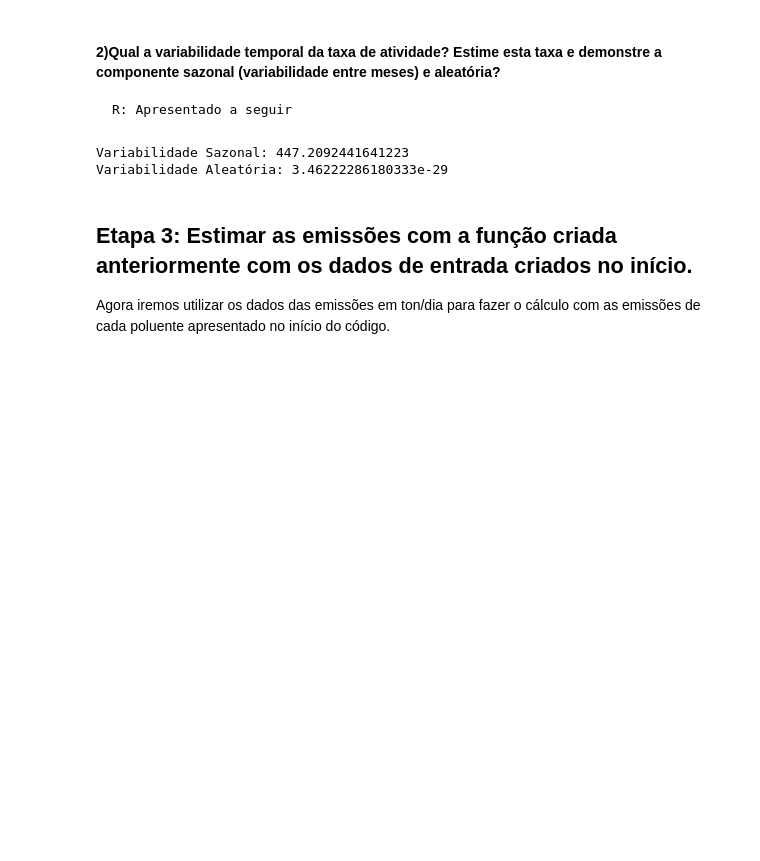
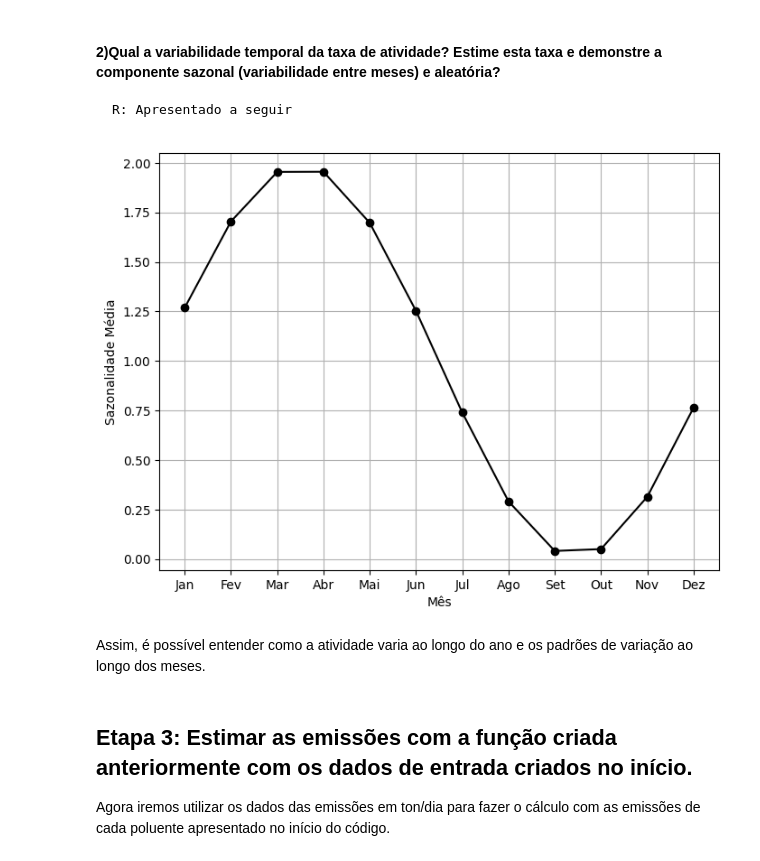
Before and after one commit to BarbaraGirardi07/ENS5173_Barbara, a Jupyter notebook: Atividade01_Parte01.ipynb, the cells around one changed output. Cells and saved outputs as stored; diff of their text form; code cells hidden in the pictures; blank space fills up the shorter version.

```diff
--- a/Atividade01_Parte01.ipynb
+++ b/Atividade01_Parte01.ipynb
@@ -320,20 +300,24 @@ O gráfico também foi pensado para considerar que as variáveis aleatórias e s
 #### 2)Qual a variabilidade temporal da taxa de atividade? Estime esta taxa e demonstre a componente sazonal (variabilidade entre meses) e aleatória?
     R: Apresentado a seguir
 # %%
-# Calcular a variabilidade sazonal
-variancia_sazonal = media_normalizada.var()
+caminho = "C:\\Users\\Acer\\Desktop\\ENS5173_Barbara\\ENS5173_Barbara\\tabelas\\ativ2.csv"
+df = pd.read_csv(caminho)
 
-# Calcular os resíduos (diferença entre os valores reais e os valores previstos pela componente sazonal)
-residuos = producao_ajustada - producao_minima - escala * (sazonalidade + 1)
+# Calcular a média da sazonalidade ao longo dos meses
+media_sazonalidade = df.groupby('Mes')['sazonalidade'].mean()
 
-# Calcular a variabilidade aleatória (variância dos resíduos)
-variancia_aleatoria = np.var(residuos)
-
-print("Variabilidade Sazonal:", variancia_sazonal)
-print("Variabilidade Aleatória:", variancia_aleatoria)
+# Plotar a sazonalidade média ao longo dos meses
+plt.figure(figsize=(8, 6))
+plt.plot(media_sazonalidade, marker='o', linestyle='-', color='black')
+plt.xlabel('Mês')
+plt.ylabel('Sazonalidade Média')
+plt.xticks(range(1, 13), ['Jan', 'Fev', 'Mar', 'Abr', 'Mai', 'Jun', 'Jul', 'Ago', 'Set', 'Out', 'Nov', 'Dez'])
+plt.grid(True)
+plt.show()
 # %% [output]
-Variabilidade Sazonal: 447.2092441641223
-Variabilidade Aleatória: 3.46222286180333e-29
+[figure, added]
+# %% [markdown]
+Assim, é possível entender como a atividade varia ao longo do ano e os padrões de variação ao longo dos meses.
 # %% [markdown]
 ## Etapa 3: Estimar as emissões com a função criada anteriormente com os dados de entrada criados no início.
 
```
Also changed, not shown: parts of 7 cells of this notebook.
